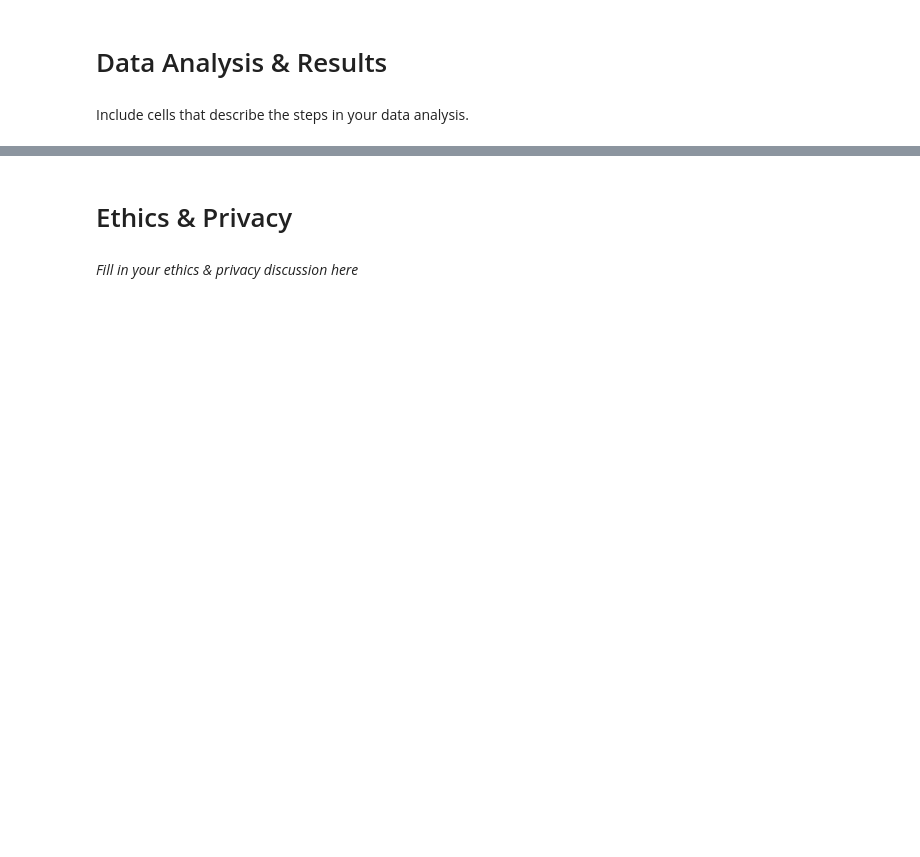
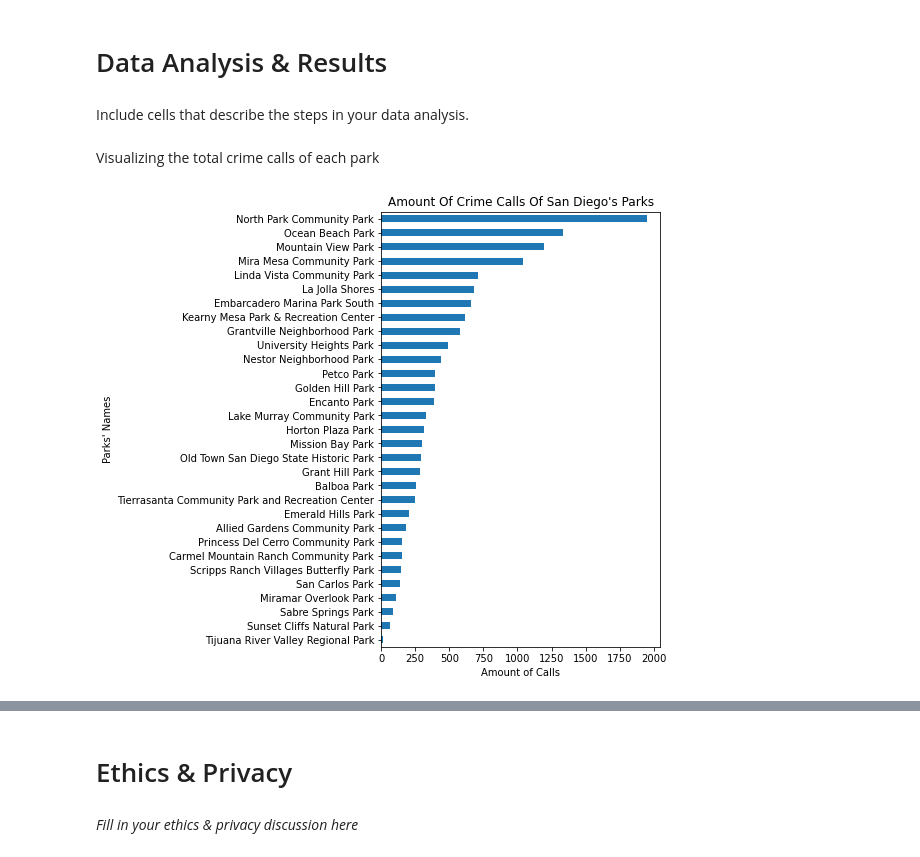
Before and after one commit to tnl001/individual_fa20, a Jupyter notebook: final_project/FinalProject_tnl001.ipynb, the cells around one changed output, grey strips where cells are left out. Cells and saved outputs as stored; diff of their text form; code cells hidden in the pictures; blank space fills up the shorter version.

Commit message:
Finished data cleaning. Started on data analysis/data exploring

```diff
--- a/final_project/FinalProject_tnl001.ipynb
+++ b/final_project/FinalProject_tnl001.ipynb
@@ -796,3 +814,24 @@ cl_park_data
 | 28 | Princess Del Cerro Community Park | Del Cerro | 154 | 6-22 | 6-22 | 6-22 | 6-22 | 6-22 | 6-22 | 6-22 | ... |
 | 29 | Lake Murray Community Park | Lake Murray | 330 | 7-20 | 7-20 | 7-20 | 7-20 | 7-20 | 7-20 | 7-20 | ... |
 | 30 | Carmel Mountain Ranch Community Park | Carmel Mountain | 152 | 10-20 | 9-21 | 10-20 | 10-21 | 10-19 | 9-17 | 0-0 | ... |
+# %%
+# Calculate the median closing hour of each park
+# This list will then be used to create a new column called 'median_close_hour'
+# The reason that I decided to find the median is because some parks have fluctuating hour (they might even be closed on some day)
+median_close_hour = []
+
+# Loop through the parks' names
+for i in range(0, len(cl_park_data['name'].tolist())):
+    close_hour_list = []
+    name_of_park = cl_park_data['name'][i]
+    week_days = ['mon','tue','wed','thur','fri','sat','sun']
+
+    # Get the hour of a park and put them into a list
+    hour_list = cl_park_data.loc[cl_park_data['name'] == name_of_park, week_days].values[0].tolist()
+    for e in range(0, len(hour_list)):
+        # Extract the closing hour of each day
+        close_hour = float(hour_list[e][hour_list[e].find('-')+1:])
+        close_hour_list.append(close_hour)
+
+    # Find the median (numpy.median automatically sorts the list)
+    median_close_hour.append(np.median(close_hour_list))
@@ -798,0 +858,2 @@ cl_park_data
+# %%
+cl_park_data['median_close_hour'] = median_close_hour
@@ -805,0 +884,10 @@ Include cells that describe the steps in your data analysis.
+# %% [markdown]
+Visualizing the total crime calls of each park
+# %%
+cl_park_data.sort_values('total_call').plot(x='name', y='total_call', kind='barh',figsize=(5,8), legend=False)
+plt.title("Amount Of Crime Calls Of San Diego's Parks")
+plt.xlabel('Amount of Calls')
+plt.ylabel("Parks' Names")
+f1 = plt.gcf()
+# %% [output]
+[figure, added]
```
Also changed, not shown: parts of 43 cells of this notebook.
